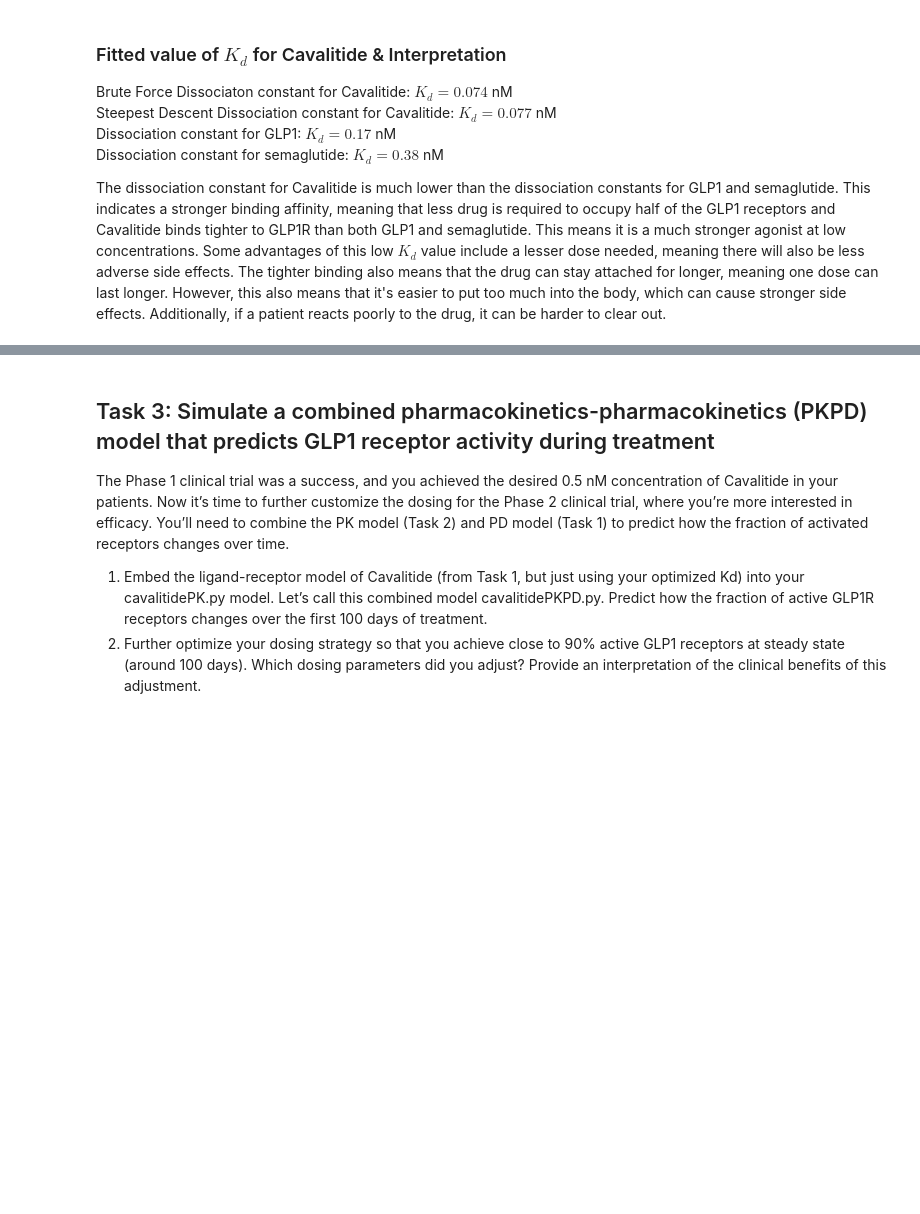
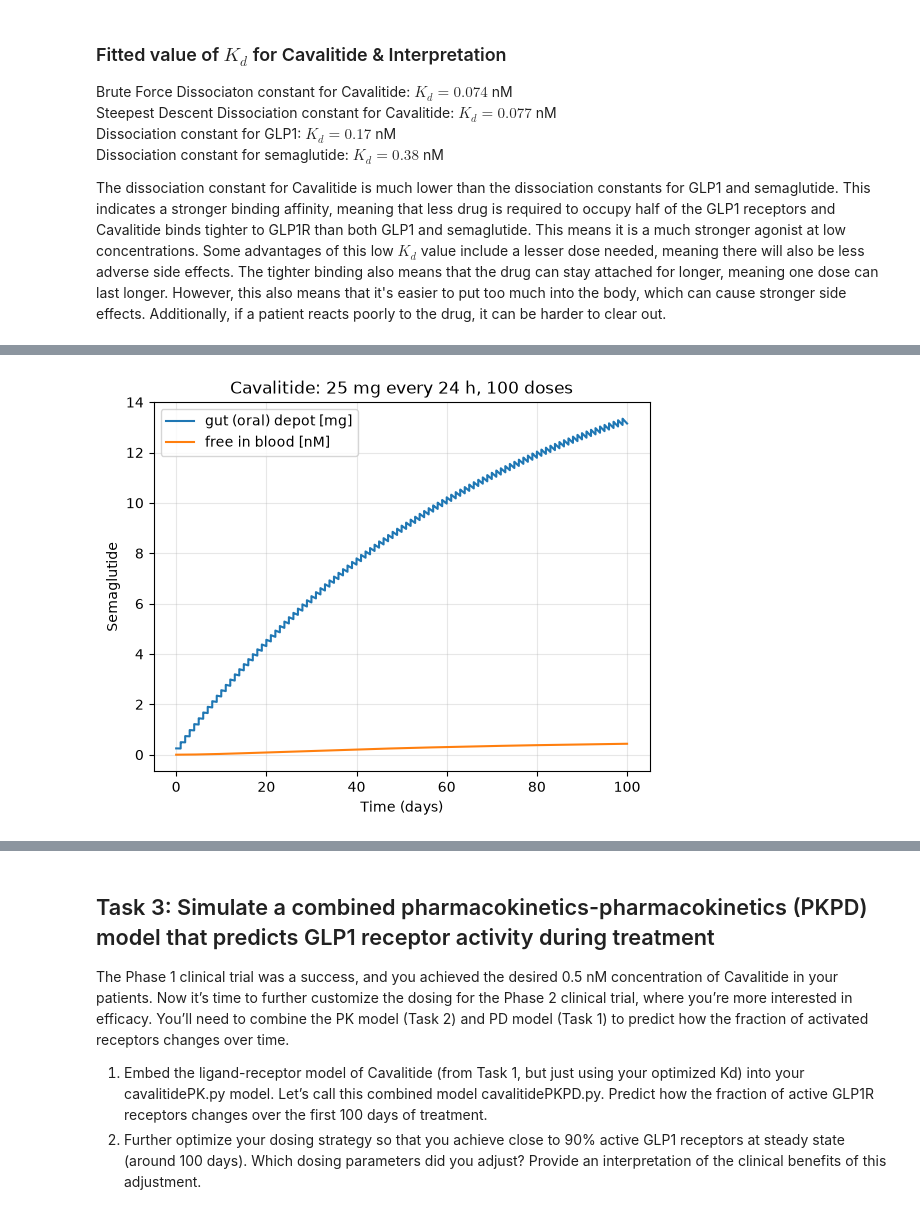
Before and after one commit to amccollbrady/bme2315_module3_pharmacology, a Jupyter notebook: Module3_Project_Final.ipynb, the cells around one changed output, grey strips where cells are left out. Cells and saved outputs as stored; diff of their text form; code cells hidden in the pictures; blank space fills up the shorter version.

```diff
--- a/Module3_Project_Final.ipynb
+++ b/Module3_Project_Final.ipynb
@@ -108,0 +211,96 @@ Your boss is really excited about the progress of your team in Task 1 on the dev
+# %%
+import numpy as np
+import matplotlib.pyplot as plt
+from scipy.integrate import solve_ivp
+
+# ===== choose product: 'Ozempic' or 'Wegovy' or 'Cavalitide' =====
+#drug = 'Ozempic'
+#drug = 'Wegovy'
+drug = 'Cavalitide'
+
+# product-specific parameters
+products = {
+    'Ozempic': dict(Favailable=0.89,   # bioavailability
+                    ka=0.029,          # 1/h, absorption rate
+                    D=2.0,             # mg per dose
+                    interval=168,      # h between doses (weekly)
+                    n_doses=8,         # number of doses
+                    depot='subcutaneous'),
+    'Wegovy':  dict(Favailable=0.01,
+                    ka=0.0029,
+                    D=25,               # mg
+                    interval=24,       # h between doses (daily)
+                    n_doses=100,
+                    depot='gut (oral)'),
+    'Cavalitide': dict(Favailable=0.01,
+                       ka=0.0006,
+                       D=25,
+                       interval=24,
+                       n_doses=100,
+                       depot='gut (oral)'),
+}
+p = products[drug]
+Favailable, ka, D = p['Favailable'], p['ka'], p['D']
+interval, n_doses, depot = p['interval'], p['n_doses'], p['depot']
+
+# shared model parameters
+ke = 0.0039     # 1/h, elimination rate
+V = 10.8        # L
+MW = 4113.6     # g/mol
+Ffree = 0.01    # rest of semaglutide bound to albumin
+
+# simulation parameters
+dt = 0.1        # h, Euler step size
+
+def ODEfunc(t, y):
+    Asc, Cc = y
+    dAsc = -ka*Asc            # Asc: depot amount (mg)
+    dCc = ka*Asc/V - ke*Cc    # Cc: blood concentration (mg/L)
+    return [dAsc, dCc]
+
+def simulate(D, n_doses, interval, dt):
+    """Repeated dosing every `interval` h; returns time (h), depot amount (mg),
+    and blood concentration (nmol/L)."""
+    t_out, Asc_out, Cc_out = [], [], []
+    y = np.array([0.0, 0.0])
+    n_steps = int(round(interval / dt))      # Euler steps per dosing interval
+    for i in range(n_doses):
+        y[0] += Favailable*D                 # absorbed fraction of dose enters the depot
+        t0 = i * interval
+        t_seg = t0 + dt * np.arange(n_steps + 1)
+        y_seg = np.zeros((2, n_steps + 1))
+        y_seg[:, 0] = y
+
+        # explicit Euler: y[n+1] = y[n] + dt * f(t[n], y[n])
+        #for n in range(n_steps):
+        #    y_seg[:, n + 1] = y_seg[:, n] + dt * np.array(ODEfunc(t_seg[n], y_seg[:, n]))
+
+        # integrate using solve_ivp
+        solution = solve_ivp(ODEfunc, (t_seg[0], t_seg[-1]), y,
+                     t_eval=t_seg)
+        y_seg = solution.y
+
+        t_out.append(t_seg)
+        Asc_out.append(y_seg[0])
+        Cc_out.append(y_seg[1])
+        y = y_seg[:, -1].copy()         # carry state into next interval
+    t = np.concatenate(t_out)
+    Asc_out = np.concatenate(Asc_out)
+    Cc_out = np.concatenate(Cc_out)
+    Cc_nM = Cc_out * 1e-3 / MW * 1e9
+    return t, Asc_out, Cc_nM
+
+# --- run ---
+t, Asc, Cc = simulate(D, n_doses, interval, dt)
+
+# --- plot ---
+plt.plot(t / 24, Asc, label=f"{depot} depot [mg]")
+plt.plot(t / 24, Ffree*Cc, label="free in blood [nM]")
+plt.xlabel("Time (days)")
+plt.ylabel("Semaglutide")
+plt.title(f"{drug}: {D} mg every {interval} h, {n_doses} doses")
+plt.legend()
+plt.grid(alpha=0.3)
+plt.show()
+# %% [output]
+[figure, added]
```
Also changed, not shown: parts of 8 cells of this notebook.
